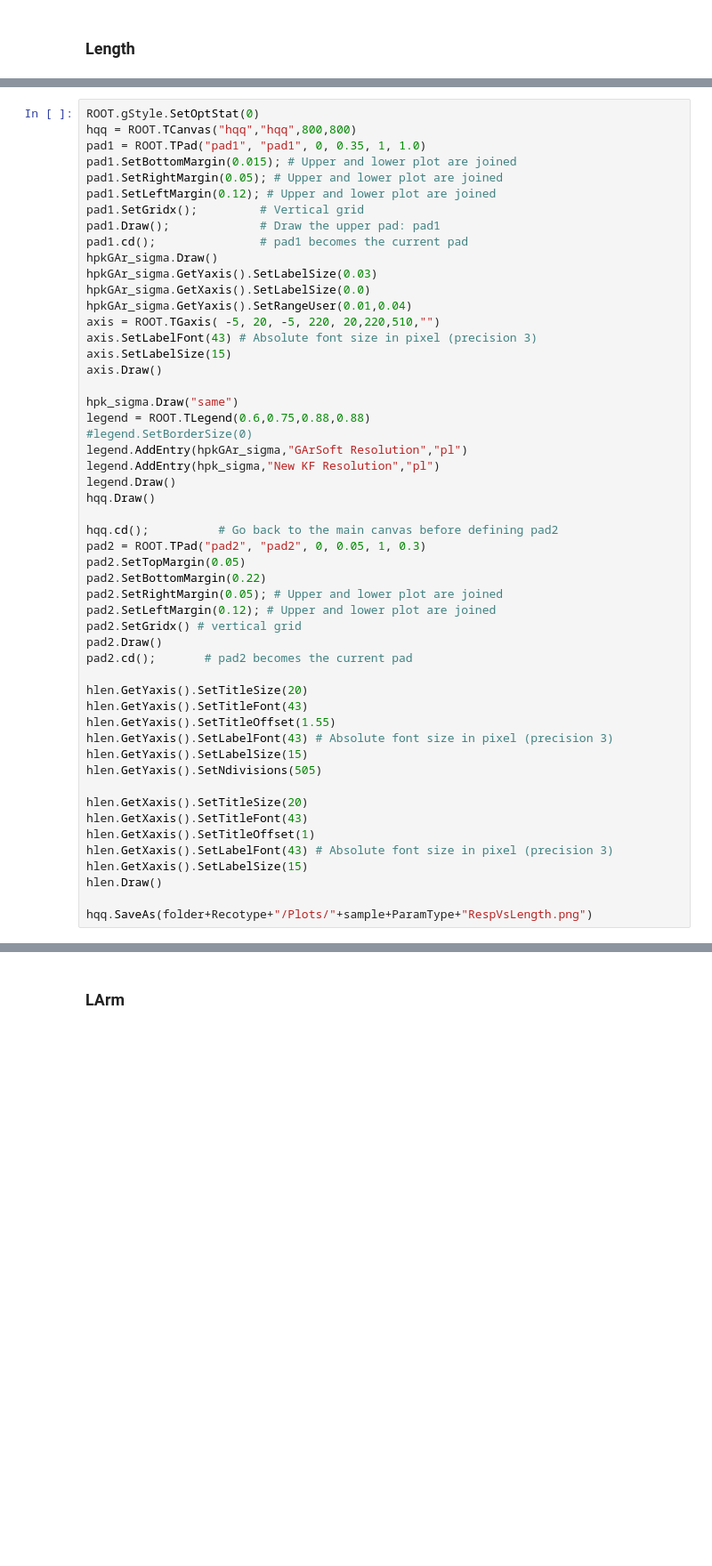
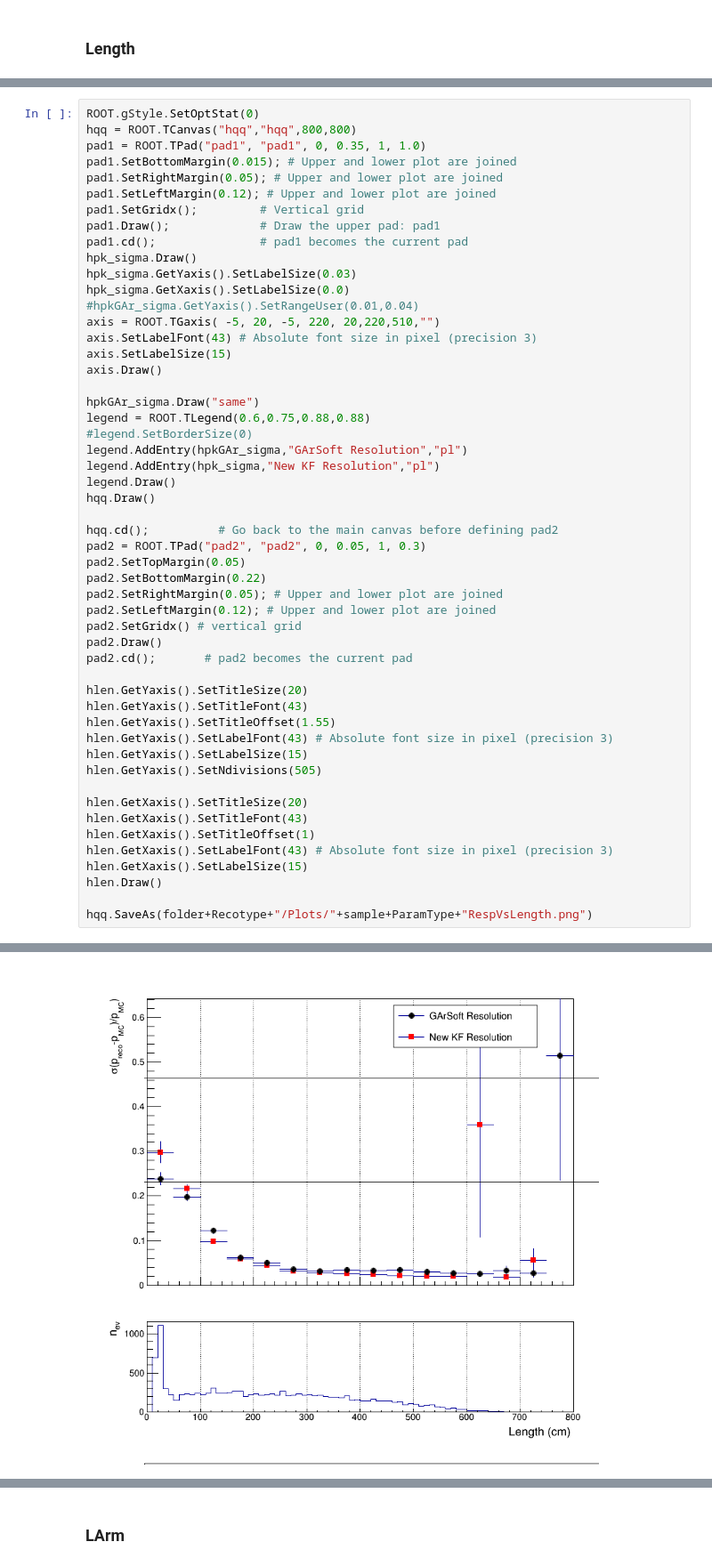
Before and after one commit to Trenchcoat95/ConvertMC, a Jupyter notebook: CheckResiduals.ipynb, the cells around one changed output, grey strips where cells are left out. Shown at 89% size. Saved outputs shown, nothing was run; the diff lists cells and outputs as text; blank space fills up the shorter version.

```diff
--- a/CheckResiduals.ipynb
+++ b/CheckResiduals.ipynb
@@ -248,16 +373,16 @@ pad1.SetLeftMargin(0.12); # Upper and lower plot are joined
 pad1.SetGridx();         # Vertical grid
 pad1.Draw();             # Draw the upper pad: pad1
 pad1.cd();               # pad1 becomes the current pad
-hpkGAr_sigma.Draw()
-hpkGAr_sigma.GetYaxis().SetLabelSize(0.03)
-hpkGAr_sigma.GetXaxis().SetLabelSize(0.0)
-hpkGAr_sigma.GetYaxis().SetRangeUser(0.01,0.04)
+hpk_sigma.Draw()
+hpk_sigma.GetYaxis().SetLabelSize(0.03)
+hpk_sigma.GetXaxis().SetLabelSize(0.0)
+#hpkGAr_sigma.GetYaxis().SetRangeUser(0.01,0.04)
 axis = ROOT.TGaxis( -5, 20, -5, 220, 20,220,510,"")
 axis.SetLabelFont(43) # Absolute font size in pixel (precision 3)
 axis.SetLabelSize(15)
 axis.Draw()
 
-hpk_sigma.Draw("same")
+hpkGAr_sigma.Draw("same")
 legend = ROOT.TLegend(0.6,0.75,0.88,0.88)
 #legend.SetBorderSize(0)
 legend.AddEntry(hpkGAr_sigma,"GArSoft Resolution","pl")
@@ -290,3 +415,4 @@ hlen.GetXaxis().SetLabelSize(15)
 hlen.Draw()
 
 hqq.SaveAs(folder+Recotype+"/Plots/"+sample+ParamType+"RespVsLength.png")
+# %% [output]
@@ -293,3 +420,4 @@ hqq.SaveAs(folder+Recotype+"/Plots/"+sample+ParamType+"RespVsLength.png")
+[figure, added]
 # %%
 ROOT.gStyle.SetOptStat(0)
 hqq = ROOT.TCanvas("hqq","hqq",800,800)
```
Also changed, not shown: parts of 26 cells of this notebook, 7 other files.
